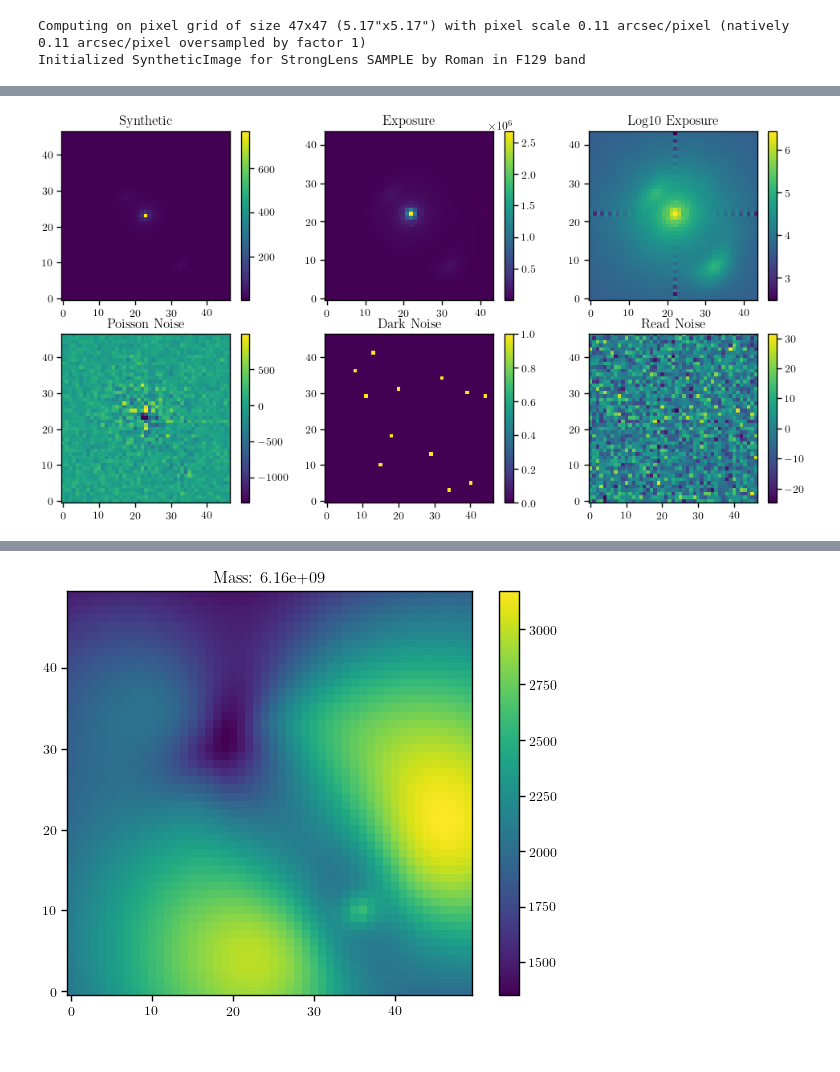
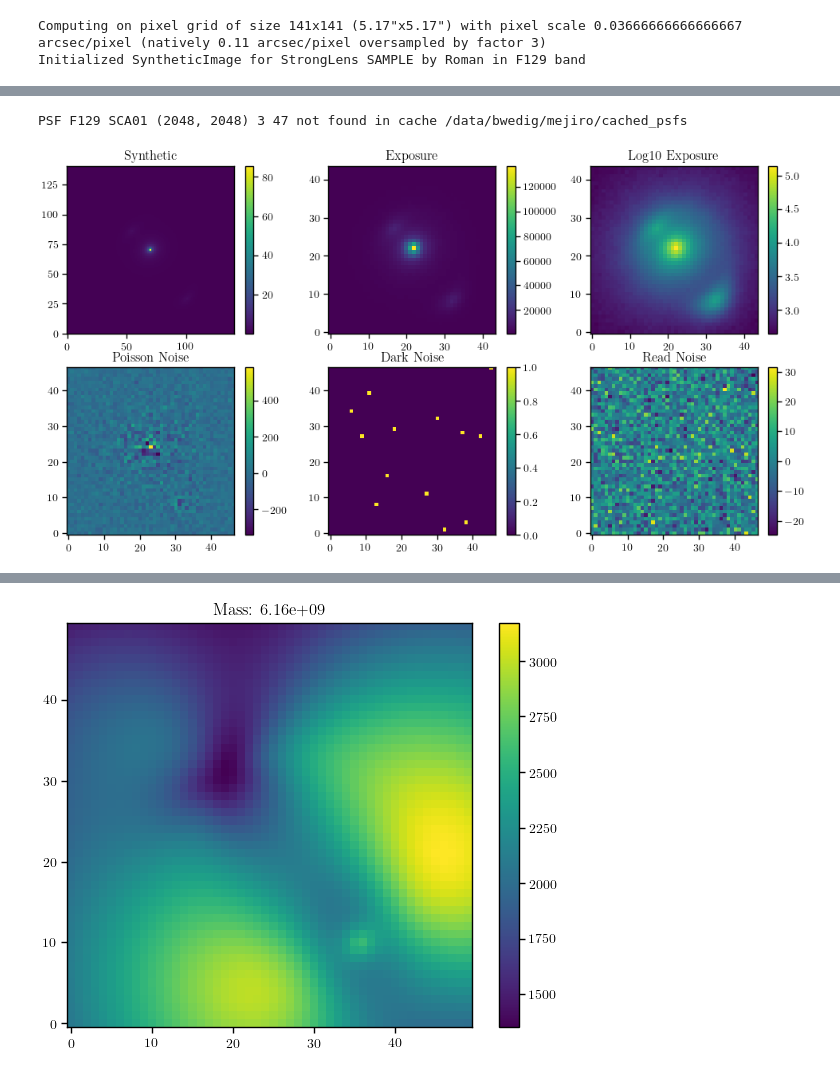
Before and after one commit to AstroMusers/mejiro, a Jupyter notebook: notebooks/hwo/lowest_detectable_subhalo_mass_roman.ipynb, the cells around one changed output, grey strips where cells are left out. Drawn from its saved outputs; the diff is of its cells as text; code cells hidden in the pictures.

```diff
--- a/notebooks/hwo/lowest_detectable_subhalo_mass_roman.ipynb
+++ b/notebooks/hwo/lowest_detectable_subhalo_mass_roman.ipynb
@@ -45,12 +45,12 @@ lens = SampleStrongLens()
 roman = Roman()
 band = 'F129'
 scene_size = 5  # arcsec
-oversample = 1
-exposure_time = 10000
+oversample = 3
+exposure_time = 1000
 rng = galsim.UniformDeviate(42)
 
 synth_no_subhalo = SyntheticImage(lens, roman, band, arcsec=scene_size, oversample=oversample, sca=1)
-exposure_no_subhalo = Exposure(synth_no_subhalo, exposure_time=exposure_time, rng=rng, detector_effects=True, sky_background=True, return_noise=True, sca=1, sca_position=(2048, 2048), reciprocity_failure=False, ipc=False, nonlinearity=False)
+exposure_no_subhalo = Exposure(synth_no_subhalo, exposure_time=exposure_time, rng=rng, detector_effects=True, sky_background=True, return_noise=True, sca=1, sca_position=(2048, 2048), reciprocity_failure=False, ipc=False, nonlinearity=False, suppress_output=False)
 
 _, ax = plt.subplots(2, 3, figsize=(12, 6))
 ax00 = ax[0,0].imshow(synth_no_subhalo.image)
@@ -73,5 +73,5 @@ ax[1,1].set_title('Dark Noise')
 ax[1,2].set_title('Read Noise')
 plt.show()
 # %% [output]
-Computing on pixel grid of size 47x47 (5.17"x5.17") with pixel scale 0.11 arcsec/pixel (natively 0.11 arcsec/pixel oversampled by factor 1)
+Computing on pixel grid of size 141x141 (5.17"x5.17") with pixel scale 0.03666666666666667 arcsec/pixel (natively 0.11 arcsec/pixel oversampled by factor 3)
 Initialized SyntheticImage for StrongLens SAMPLE by Roman in F129 band
@@ -78,4 +80,5 @@ Initialized SyntheticImage for StrongLens SAMPLE by Roman in F129 band
+PSF F129 SCA01 (2048, 2048) 3 47 not found in cache /data/bwedig/mejiro/cached_psfs
-[figure, old version]
+[figure, new version]
 # %%
 synth_no_subhalo.set_native_coords()
 
```
Also changed, not shown: parts of 6 cells of this notebook, 3 other files.
